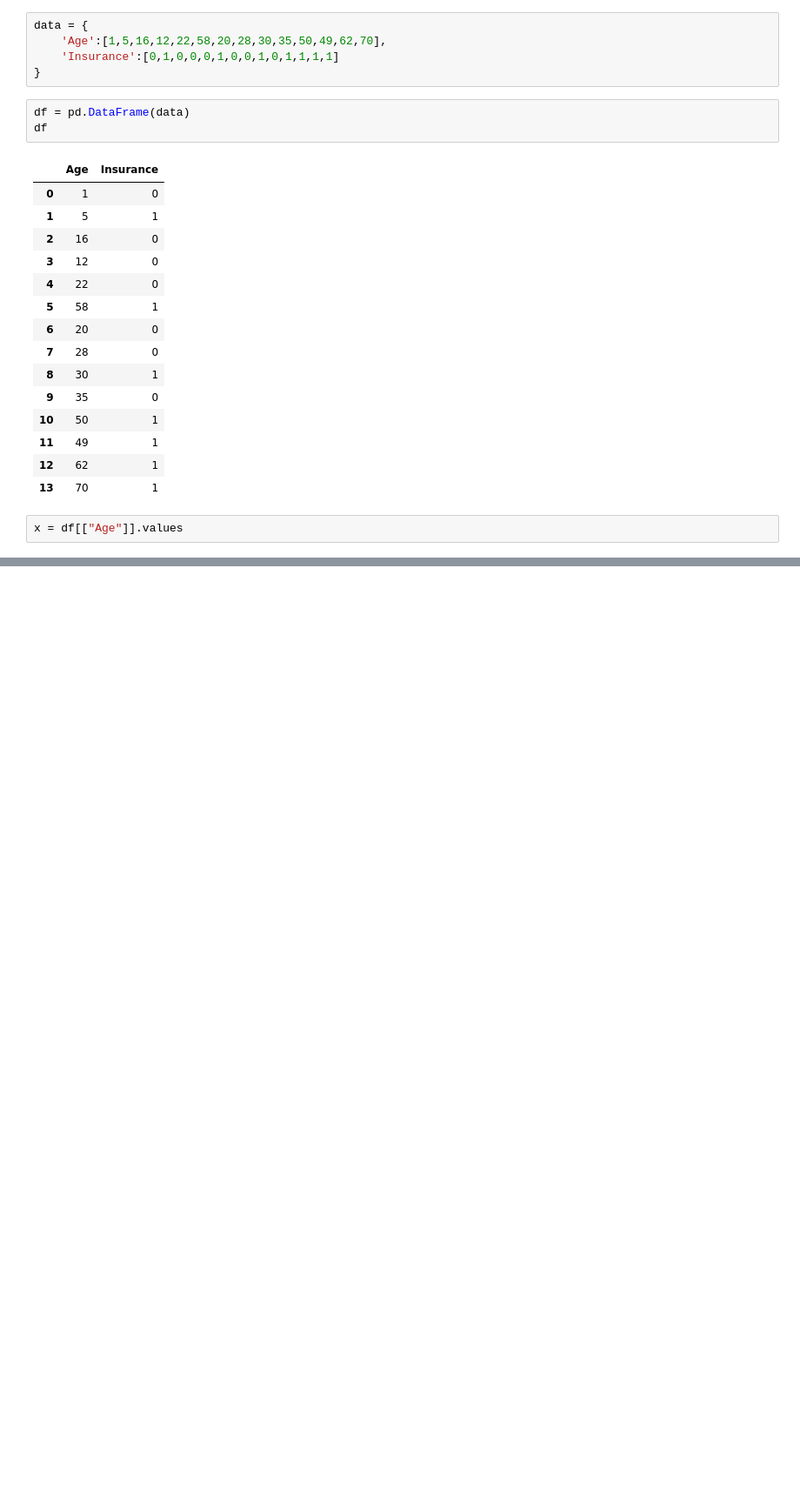
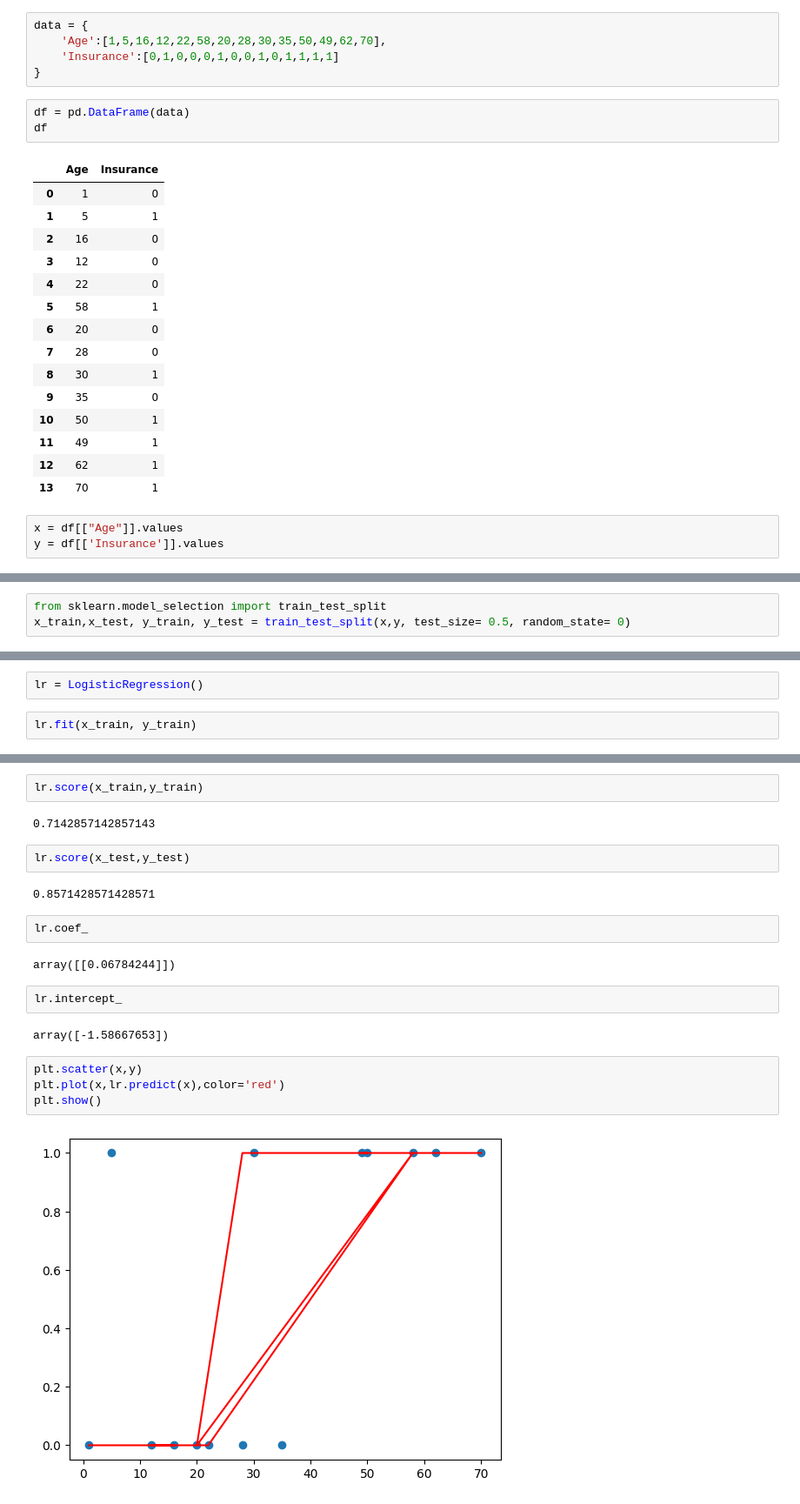
Before and after one commit to PriyaP-9704/Machine-Leaning-Workouts, a Jupyter notebook: Knn_&_Logistic_Regression.ipynb, the cells around one changed output, grey strips where cells are left out. Shown at 87% size. Saved outputs shown, nothing was run; the diff lists cells and outputs as text; blank space fills up the shorter version.

```diff
--- a/Knn_&_Logistic_Regression.ipynb
+++ b/Knn_&_Logistic_Regression.ipynb
@@ -107,3 +119,4 @@ df
 | 13 | 70 | 1 |
 # %%
 x = df[["Age"]].values
+y = df[['Insurance']].values
@@ -109,0 +140,3 @@ x = df[["Age"]].values
+# %%
+from sklearn.model_selection import train_test_split
+x_train,x_test, y_train, y_test = train_test_split(x,y, test_size= 0.5, random_state= 0)
@@ -109,0 +145,4 @@ x = df[["Age"]].values
+# %%
+lr = LogisticRegression()
+# %%
+lr.fit(x_train, y_train)
@@ -109,0 +185,22 @@ x = df[["Age"]].values
+# %%
+lr.score(x_train,y_train)
+# %% [output]
+0.7142857142857143
+# %%
+lr.score(x_test,y_test)
+# %% [output]
+0.8571428571428571
+# %%
+lr.coef_
+# %% [output]
+array([[0.06784244]])
+# %%
+lr.intercept_
+# %% [output]
+array([-1.58667653])
+# %%
+plt.scatter(x,y)
+plt.plot(x,lr.predict(x),color='red')
+plt.show()
+# %% [output]
+[figure, added]
```
Also changed, not shown: parts of 33 cells of this notebook.
